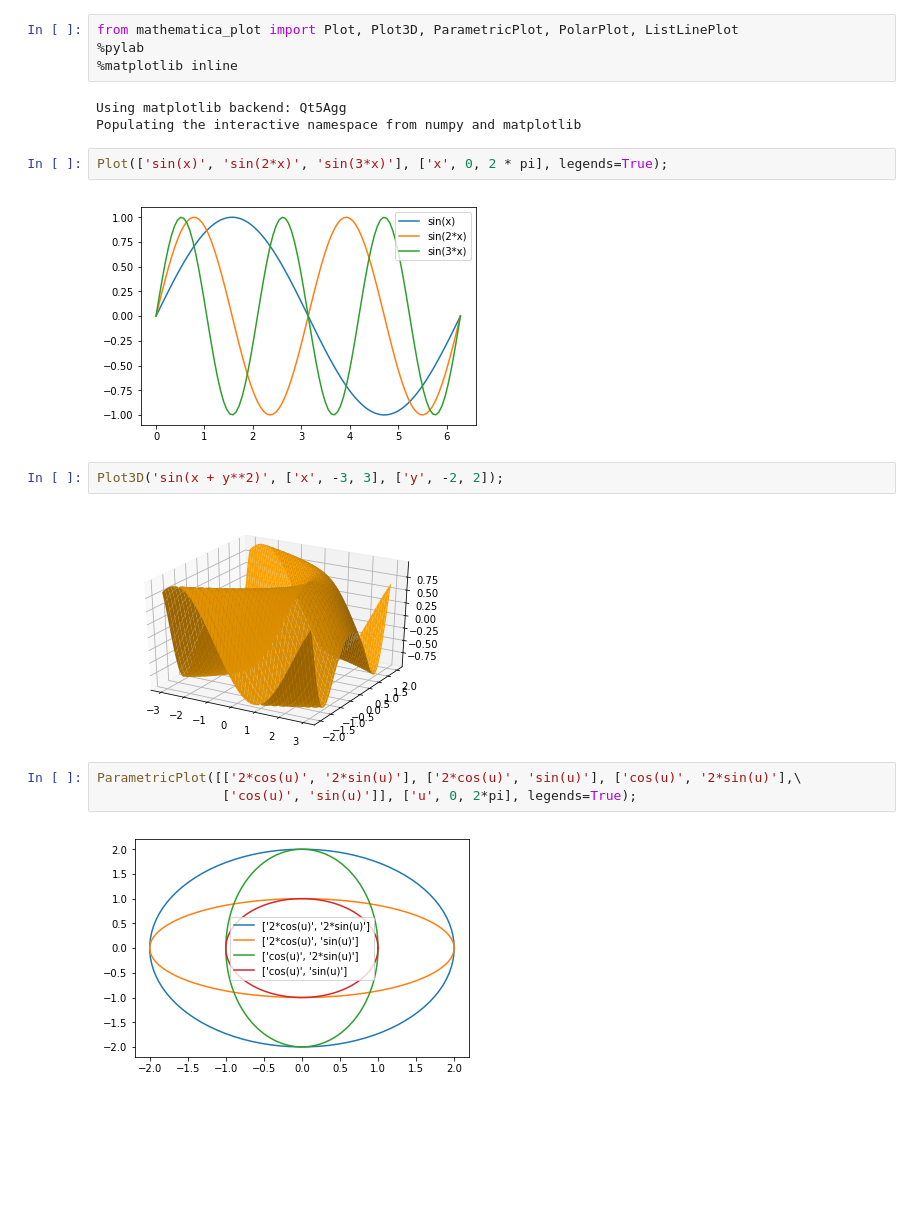
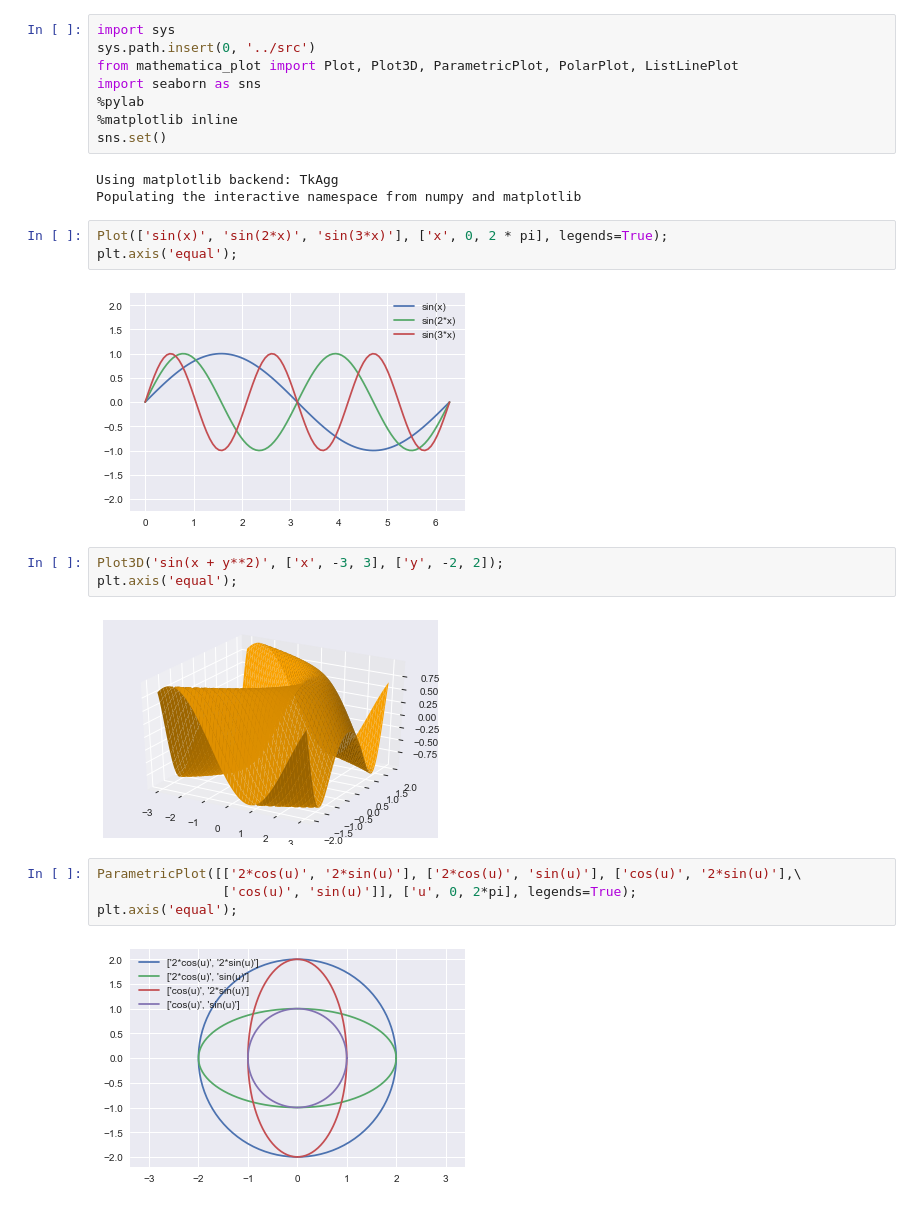
Before and after one commit to zhangyaqi1989/Python-Mathematica-like-Plot-Library, a Jupyter notebook: notebooks/examples.ipynb, the cells around one changed output. Drawn from its saved outputs; the diff is of its cells as text; blank space fills up the shorter version.

```diff
--- a/notebooks/examples.ipynb
+++ b/notebooks/examples.ipynb
@@ -1,22 +1,29 @@
 # %%
+import sys
+sys.path.insert(0, '../src')
 from mathematica_plot import Plot, Plot3D, ParametricPlot, PolarPlot, ListLinePlot
+import seaborn as sns
 %pylab
 %matplotlib inline
+sns.set()
 # %% [output]
-Using matplotlib backend: Qt5Agg
+Using matplotlib backend: TkAgg
 Populating the interactive namespace from numpy and matplotlib
 # %%
 Plot(['sin(x)', 'sin(2*x)', 'sin(3*x)'], ['x', 0, 2 * pi], legends=True);
+plt.axis('equal');
 # %% [output]
-[figure, old version]
+[figure, new version]
 # %%
 Plot3D('sin(x + y**2)', ['x', -3, 3], ['y', -2, 2]);
+plt.axis('equal');
 # %% [output]
-[figure, old version]
+[figure, new version]
 # %%
 ParametricPlot([['2*cos(u)', '2*sin(u)'], ['2*cos(u)', 'sin(u)'], ['cos(u)', '2*sin(u)'],\
                 ['cos(u)', 'sin(u)']], ['u', 0, 2*pi], legends=True);
+plt.axis('equal');
 # %% [output]
-[figure, old version]
+[figure, new version]
 # %%
 PolarPlot(['1', '1 + 1/10 * sin(10*t)'], ['t', 0, 2*pi]);
```
Also changed, not shown: parts of 2 cells of this notebook, 2 other files.
